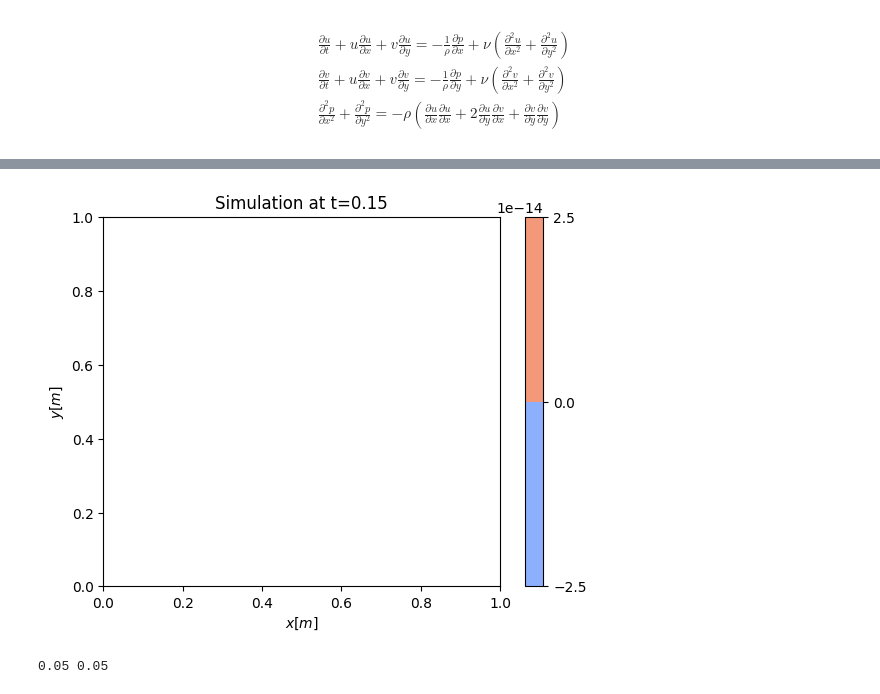
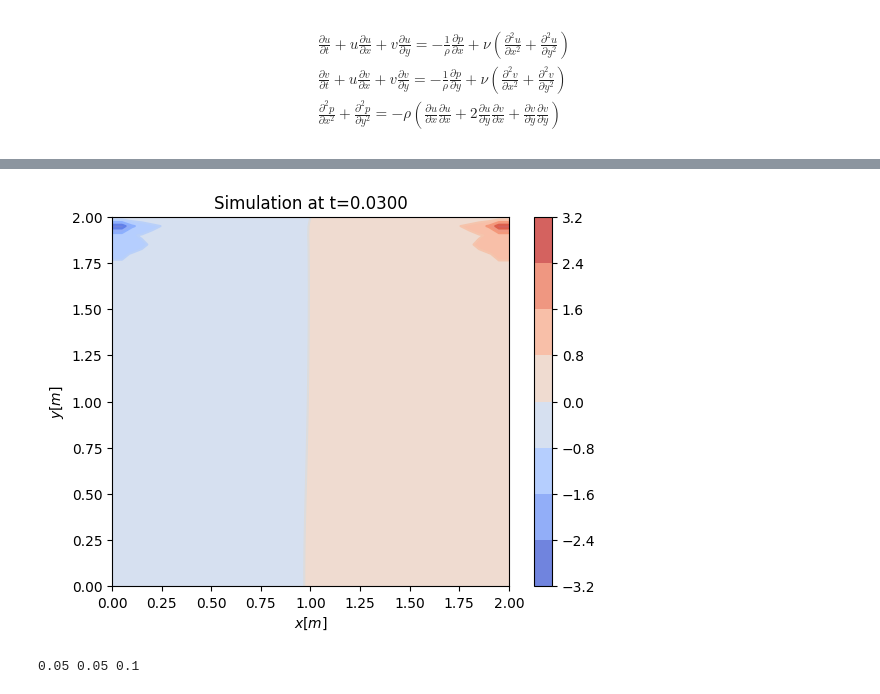
Before and after one commit to juhincapiem/CFD_codigos, a Jupyter notebook: FDM/LidDrivenCavity.ipynb, the cells around one changed output, grey strips where cells are left out. Drawn from its saved outputs; the diff is of its cells as text; code cells hidden in the pictures.

```diff
--- a/FDM/LidDrivenCavity.ipynb
+++ b/FDM/LidDrivenCavity.ipynb
@@ -151,7 +150,13 @@ cavity.velocity(T, dt, eta, rho)
-# %%
-cavity.plotter()
-# %% [output]
-[figure, removed]
+# %%
+T = 0.03
+dt = 0.001
+rho = (1.0)
+nu = (0.1)
+eta = (nu/rho)
+cavity.velocity(T, dt, eta, rho)
+cavity.plotter()
+# %% [output]
+[figure, added]
 # %%
 nx = 41
 ny = 41
@@ -160,6 +165,6 @@ nit = 50
 c = 1
 dx = 2 / (nx - 1)
 dy = 2 / (ny - 1)
-print(dx, dy)
+print(dx, dy, eta)
 # %% [output]
-0.05 0.05
+0.05 0.05 0.1
```
Also changed, not shown: parts of 2 cells of this notebook.
